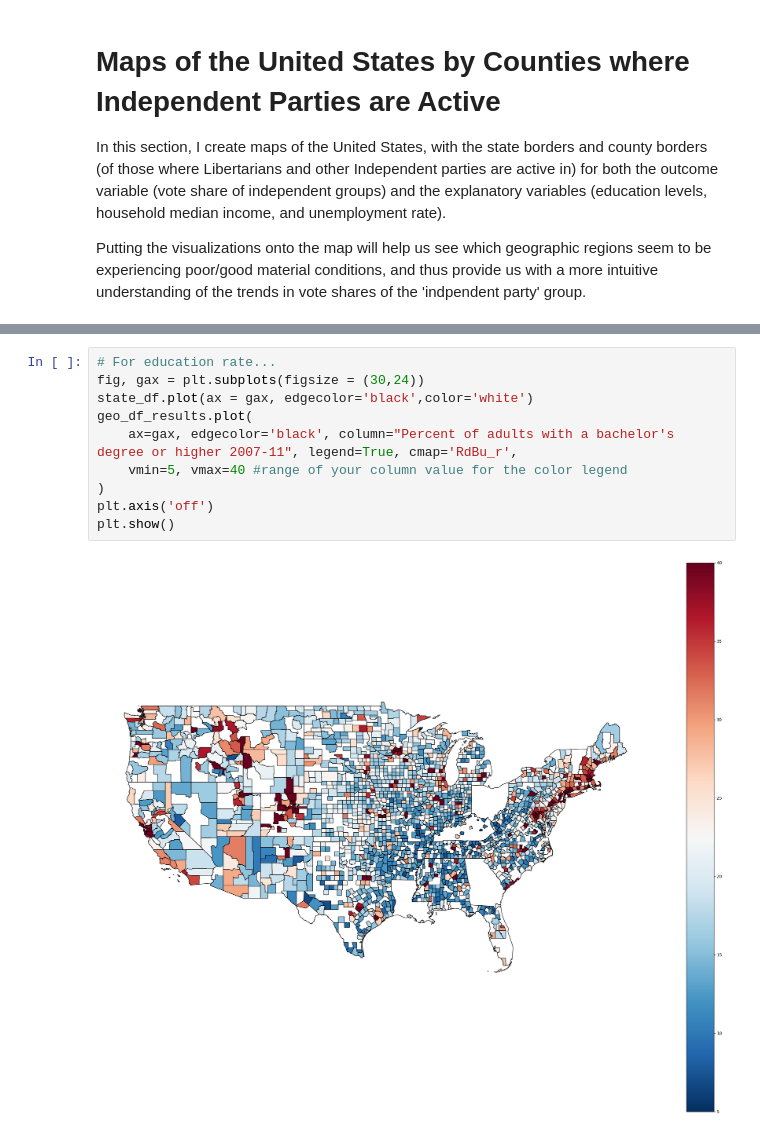
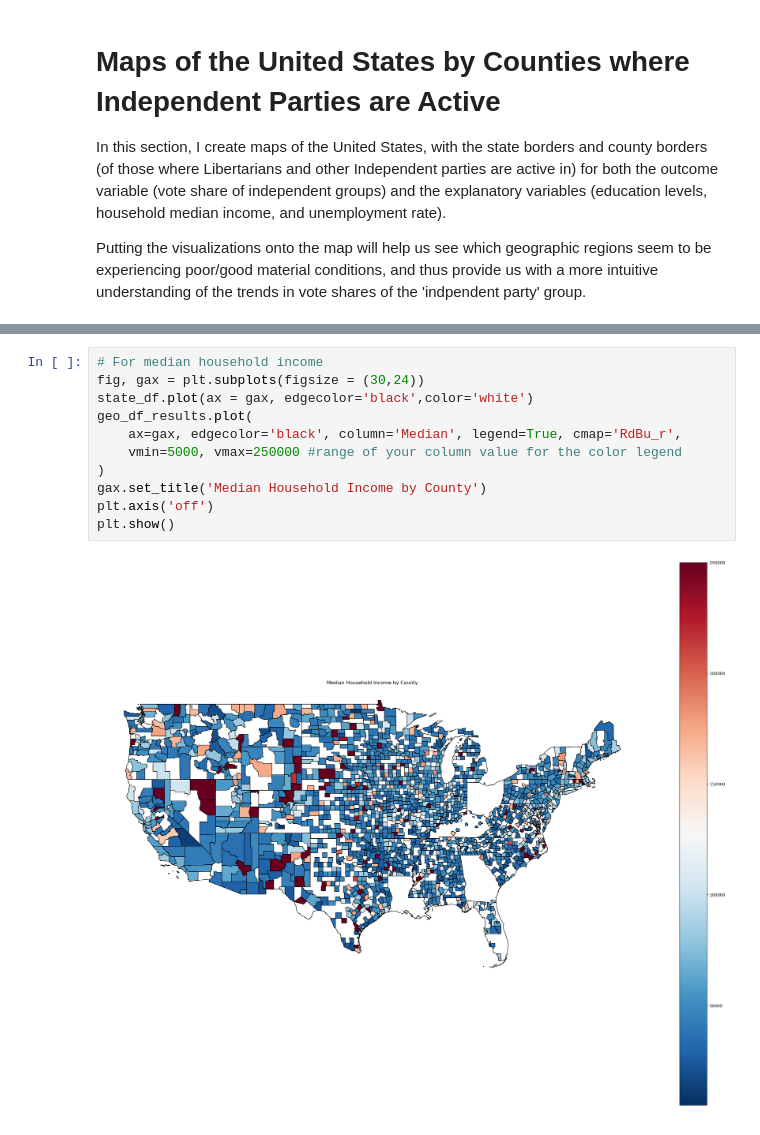
Before and after one commit to huangd999/2016-Presidential-Elections-Voting-Outcomes-for-Third-Parties-by-County, a Jupyter notebook: Assignment 2.ipynb, the cells around one changed output, grey strips where cells are left out. Saved outputs shown, nothing was run; the diff lists cells and outputs as text.

```diff
--- a/Assignment 2.ipynb
+++ b/Assignment 2.ipynb
@@ -572,12 +531,13 @@ plt.show()
-# %%
-# For education rate...
-fig, gax = plt.subplots(figsize = (30,24))
-state_df.plot(ax = gax, edgecolor='black',color='white')
-geo_df_results.plot(
-    ax=gax, edgecolor='black', column="Percent of adults with a bachelor's degree or higher 2007-11", legend=True, cmap='RdBu_r',
-    vmin=5, vmax=40 #range of your column value for the color legend
-)
-plt.axis('off')
-plt.show()
-# %% [output]
-[figure, removed]
+# %%
+# For median household income
+fig, gax = plt.subplots(figsize = (30,24))
+state_df.plot(ax = gax, edgecolor='black',color='white')
+geo_df_results.plot(
+    ax=gax, edgecolor='black', column='Median', legend=True, cmap='RdBu_r',
+    vmin=5000, vmax=250000 #range of your column value for the color legend
+)
+gax.set_title('Median Household Income by County')
+plt.axis('off')
+plt.show()
+# %% [output]
+[figure, added]
```
Also changed, not shown: parts of 6 cells of this notebook.
